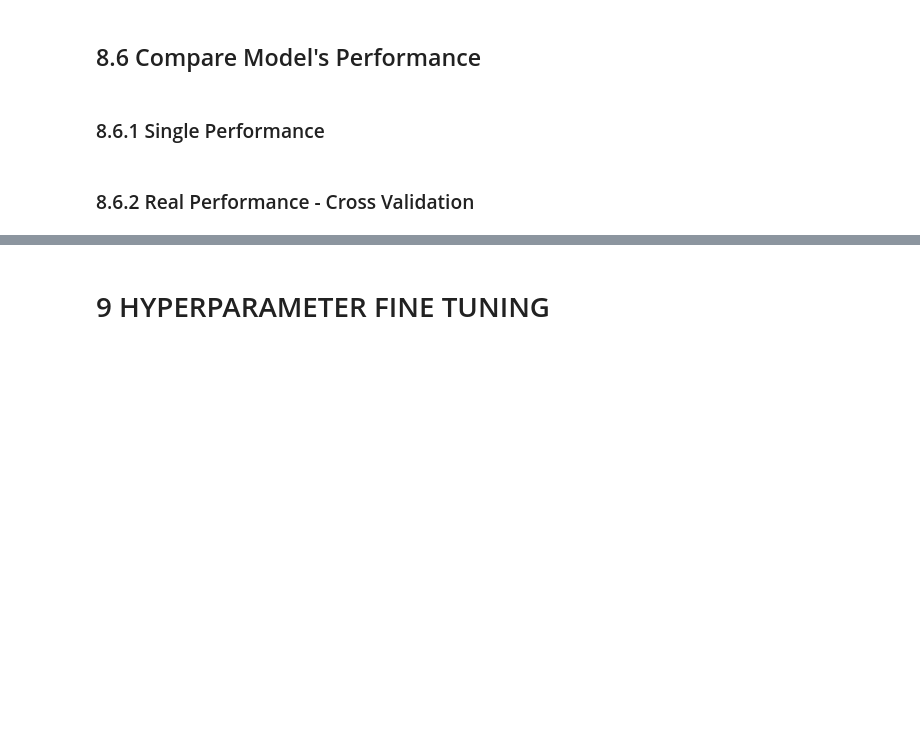
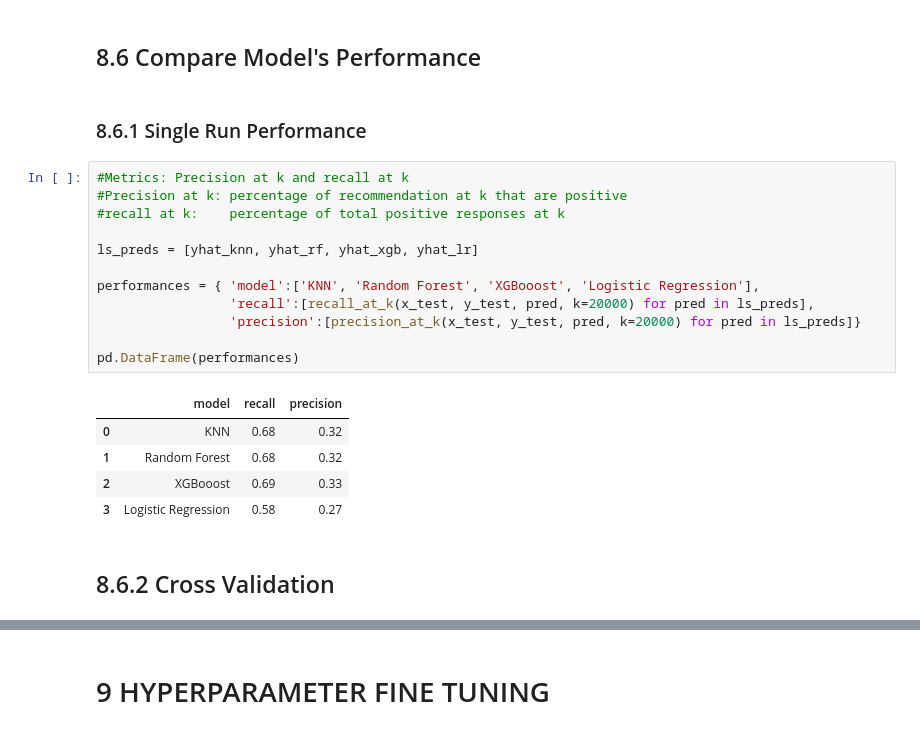
Before and after one commit to rafael-asousa/Cross-Sell-Prediction, a Jupyter notebook: notebook/cross-sell-predictions.ipynb, the cells around one changed output, grey strips where cells are left out. Drawn from its saved outputs; the diff is of its cells as text; blank space fills up the shorter version.

```diff
--- a/notebook/cross-sell-predictions.ipynb
+++ b/notebook/cross-sell-predictions.ipynb
@@ -625,6 +728,24 @@ skplt.metrics.plot_cumulative_gain(y_test, yhat_lr)
 # %% [markdown]
 ## 8.6 Compare Model's Performance
 # %% [markdown]
-### 8.6.1 Single Performance
+### 8.6.1 Single Run Performance
+# %%
+#Metrics: Precision at k and recall at k
+#Precision at k: percentage of recommendation at k that are positive
+#recall at k:    percentage of total positive responses at k
+
+ls_preds = [yhat_knn, yhat_rf, yhat_xgb, yhat_lr]
+
+performances = { 'model':['KNN', 'Random Forest', 'XGBooost', 'Logistic Regression'],
+                 'recall':[recall_at_k(x_test, y_test, pred, k=20000) for pred in ls_preds],
+                 'precision':[precision_at_k(x_test, y_test, pred, k=20000) for pred in ls_preds]}
+
+pd.DataFrame(performances)
+# %% [output]
+|  | model | recall | precision |
+| 0 | KNN | 0.68 | 0.32 |
+| 1 | Random Forest | 0.68 | 0.32 |
+| 2 | XGBooost | 0.69 | 0.33 |
+| 3 | Logistic Regression | 0.58 | 0.27 |
 # %% [markdown]
-### 8.6.2 Real Performance - Cross Validation
+## 8.6.2 Cross Validation
```
Also changed, not shown: parts of 32 cells of this notebook.
